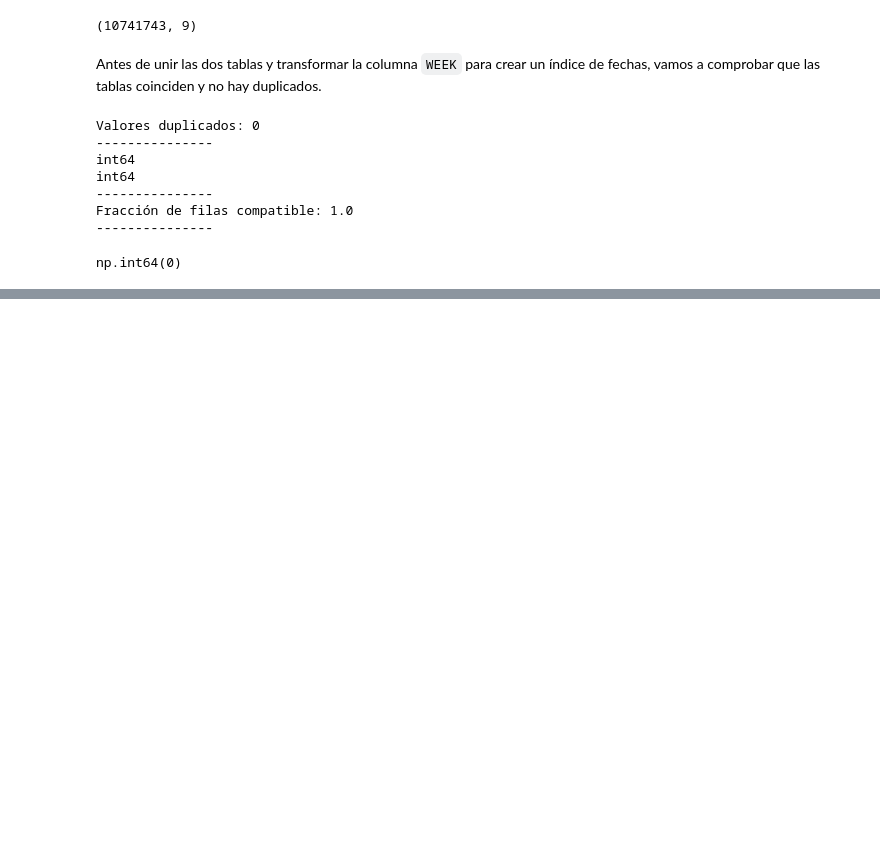
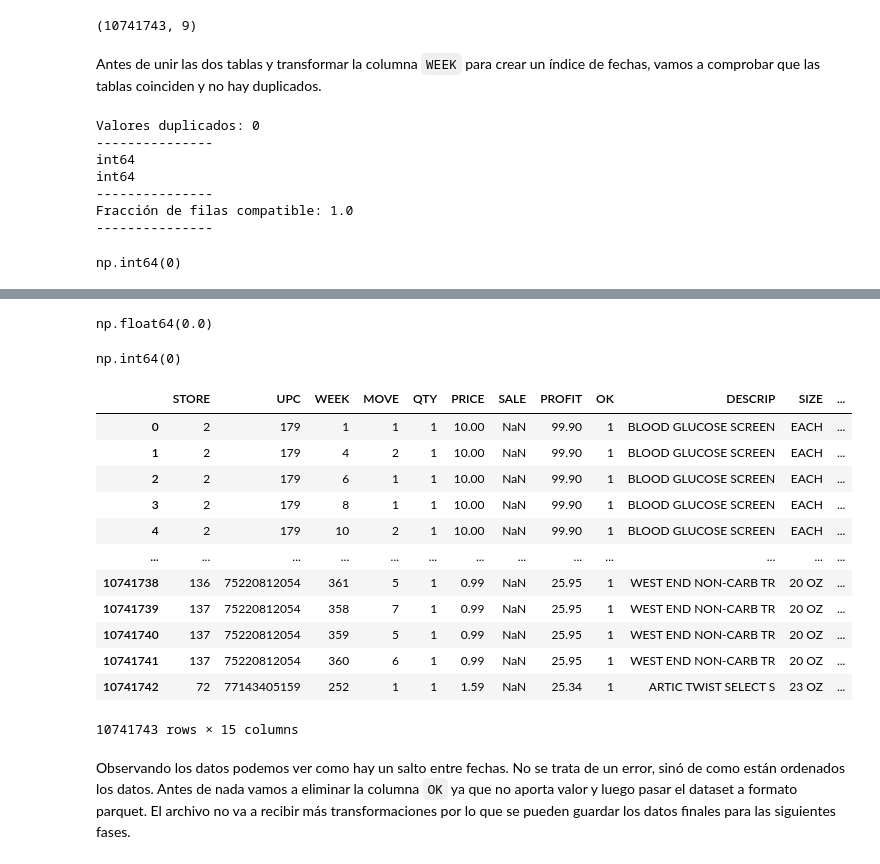
Before and after one commit to ivanfondo/Portafolio-Data-Science-Python, a Jupyter notebook: Pricing-Dominicks/notebooks/01_eda_limpieza.ipynb, the cells around one changed output, grey strips where cells are left out. Drawn from its saved outputs; the diff is of its cells as text; code cells hidden in the pictures; blank space fills up the shorter version.

```diff
--- a/Pricing-Dominicks/notebooks/01_eda_limpieza.ipynb
+++ b/Pricing-Dominicks/notebooks/01_eda_limpieza.ipynb
@@ -214,0 +222,11 @@ np.int64(0)
+# %%
+weeks = pd.read_csv(
+    f'{RAW}/weeks.csv',
+    header= None,
+    names= ['WEEK', 'start', 'end', 'special']
+)
+
+weeks['start'] = pd.to_datetime(weeks['start'], format='%m/%d/%y')
+weeks['end'] = pd.to_datetime(weeks['end'], format='%m/%d/%y')
+
+weeks.head()
@@ -214,0 +240,39 @@ np.int64(0)
+# %%
+# Unimos mov y upc
+mov = mov.merge(
+    upc[['UPC','DESCRIP','SIZE','COM_CODE']],
+    left_on='UPC', right_on='UPC', how='left'
+)
+
+mov['DESCRIP'].isna().mean() # cobertura
+# %% [output]
+np.float64(0.0)
+# %%
+# Unimos al calendario
+mov = mov.merge(
+    weeks[['WEEK','start', 'end', 'special']],
+    on='WEEK', how='left'
+)
+
+mov['start'].isna().sum() # comprobación de que no hay nulos.
+# %% [output]
+np.int64(0)
+# %%
+mov.shape
+mov
+# %% [output]
+|  | STORE | UPC | WEEK | MOVE | QTY | PRICE | SALE | PROFIT | OK | DESCRIP | SIZE | ... |
+| 0 | 2 | 179 | 1 | 1 | 1 | 10.00 | NaN | 99.90 | 1 | BLOOD GLUCOSE SCREEN | EACH | ... |
+| 1 | 2 | 179 | 4 | 2 | 1 | 10.00 | NaN | 99.90 | 1 | BLOOD GLUCOSE SCREEN | EACH | ... |
+| 2 | 2 | 179 | 6 | 1 | 1 | 10.00 | NaN | 99.90 | 1 | BLOOD GLUCOSE SCREEN | EACH | ... |
+| 3 | 2 | 179 | 8 | 1 | 1 | 10.00 | NaN | 99.90 | 1 | BLOOD GLUCOSE SCREEN | EACH | ... |
+| 4 | 2 | 179 | 10 | 2 | 1 | 10.00 | NaN | 99.90 | 1 | BLOOD GLUCOSE SCREEN | EACH | ... |
+| ... | ... | ... | ... | ... | ... | ... | ... | ... | ... | ... | ... | ... |
+| 10741738 | 136 | 75220812054 | 361 | 5 | 1 | 0.99 | NaN | 25.95 | 1 | WEST END NON-CARB TR | 20 OZ | ... |
+| 10741739 | 137 | 75220812054 | 358 | 7 | 1 | 0.99 | NaN | 25.95 | 1 | WEST END NON-CARB TR | 20 OZ | ... |
+| 10741740 | 137 | 75220812054 | 359 | 5 | 1 | 0.99 | NaN | 25.95 | 1 | WEST END NON-CARB TR | 20 OZ | ... |
+| 10741741 | 137 | 75220812054 | 360 | 6 | 1 | 0.99 | NaN | 25.95 | 1 | WEST END NON-CARB TR | 20 OZ | ... |
+| 10741742 | 72 | 77143405159 | 252 | 1 | 1 | 1.59 | NaN | 25.34 | 1 | ARTIC TWIST SELECT S | 23 OZ | ... |
+10741743 rows × 15 columns
+# %% [markdown]
+Observando los datos podemos ver como hay un salto entre fechas. No se trata de un error, sinó de como están ordenados los datos. Antes de nada vamos a eliminar la columna `OK` ya que no aporta valor y luego pasar el dataset a formato parquet. El archivo no va a recibir más transformaciones por lo que se pueden guardar los datos finales para las siguientes fases.
```
Also changed, not shown: parts of 11 cells of this notebook.
